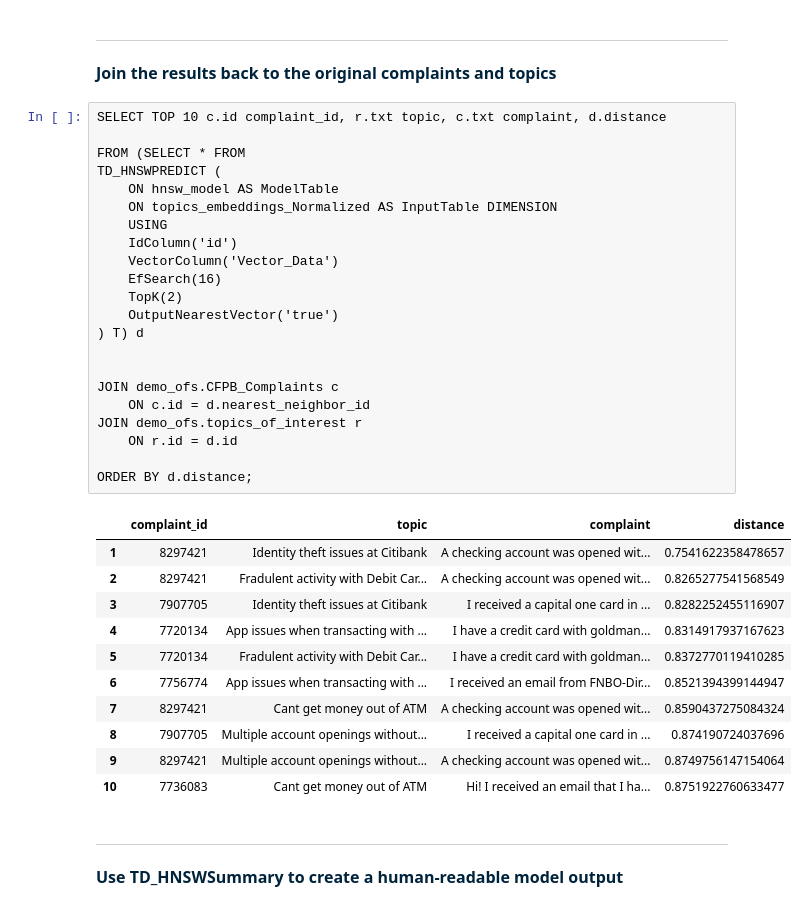
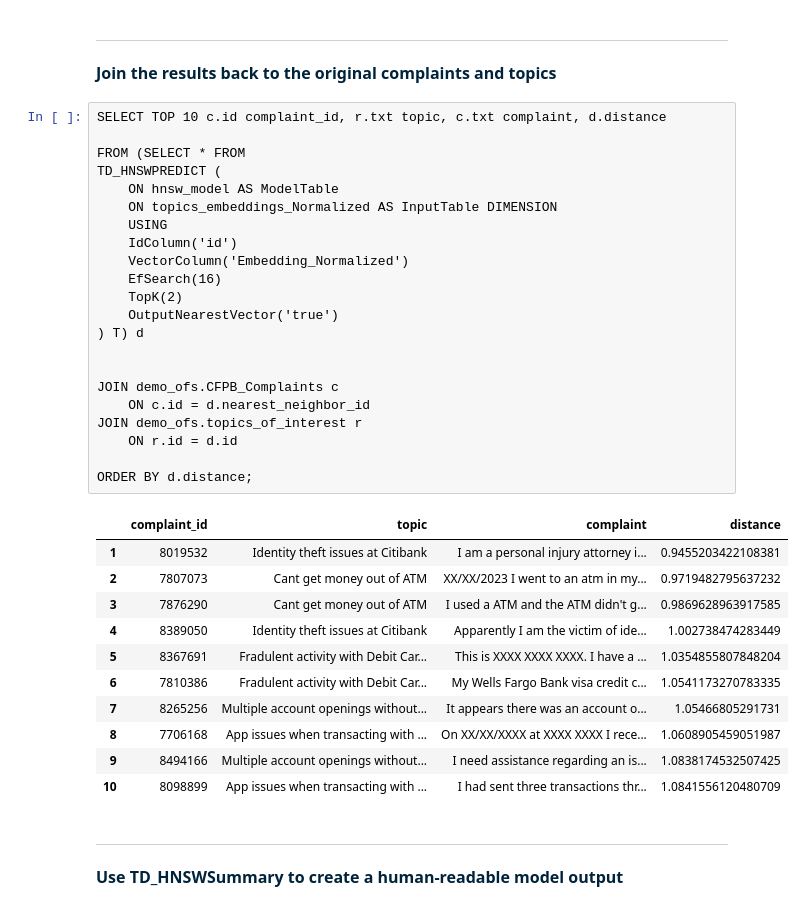
Before and after one commit to Teradata/vector-store-examples, a Jupyter notebook: Vector_Store_Creation_with_SQL/Vector_Store_SQL_TextEmbeddings_Search.ipynb, the cells around one changed output. Cells and saved outputs as stored; diff of their text form.

Commit message:
using perm tables and cleaned up outputs

```diff
--- a/Vector_Store_Creation_with_SQL/Vector_Store_SQL_TextEmbeddings_Search.ipynb
+++ b/Vector_Store_Creation_with_SQL/Vector_Store_SQL_TextEmbeddings_Search.ipynb
@@ -357,37 +368,37 @@ ERROR: Unable to run SQL: Unable to run SQL query: Database reported error:9124:
 # %%
 SELECT TOP 10 c.id complaint_id, r.txt topic, c.txt complaint, d.distance
 
 FROM (SELECT * FROM
 TD_HNSWPREDICT (
     ON hnsw_model AS ModelTable
     ON topics_embeddings_Normalized AS InputTable DIMENSION
     USING
     IdColumn('id')
-    VectorColumn('Vector_Data')
+    VectorColumn('Embedding_Normalized')
     EfSearch(16)
     TopK(2)
     OutputNearestVector('true')
 ) T) d
 
 
 JOIN demo_ofs.CFPB_Complaints c
     ON c.id = d.nearest_neighbor_id
 JOIN demo_ofs.topics_of_interest r
     ON r.id = d.id
 
 ORDER BY d.distance;
 # %% [output]
 |  | complaint_id | topic | complaint | distance |
-| 1 | 8297421 | Identity theft issues at Citibank | A checking account was opened wit... | 0.7541622358478657 |
-| 2 | 8297421 | Fradulent activity with Debit Car... | A checking account was opened wit... | 0.8265277541568549 |
-| 3 | 7907705 | Identity theft issues at Citibank | I received a capital one card in ... | 0.8282252455116907 |
-| 4 | 7720134 | App issues when transacting with ... | I have a credit card with goldman... | 0.8314917937167623 |
-| 5 | 7720134 | Fradulent activity with Debit Car... | I have a credit card with goldman... | 0.8372770119410285 |
-| 6 | 7756774 | App issues when transacting with ... | I received an email from FNBO-Dir... | 0.8521394399144947 |
-| 7 | 8297421 | Cant get money out of ATM | A checking account was opened wit... | 0.8590437275084324 |
-| 8 | 7907705 | Multiple account openings without... | I received a capital one card in ... | 0.874190724037696 |
-| 9 | 8297421 | Multiple account openings without... | A checking account was opened wit... | 0.8749756147154064 |
-| 10 | 7736083 | Cant get money out of ATM | Hi! I received an email that I ha... | 0.8751922760633477 |
+| 1 | 8019532 | Identity theft issues at Citibank | I am a personal injury attorney i... | 0.9455203422108381 |
+| 2 | 7807073 | Cant get money out of ATM | XX/XX/2023 I went to an atm in my... | 0.9719482795637232 |
+| 3 | 7876290 | Cant get money out of ATM | I used a ATM and the ATM didn't g... | 0.9869628963917585 |
+| 4 | 8389050 | Identity theft issues at Citibank | Apparently I am the victim of ide... | 1.002738474283449 |
+| 5 | 8367691 | Fradulent activity with Debit Car... | This is XXXX XXXX XXXX. I have a ... | 1.0354855807848204 |
+| 6 | 7810386 | Fradulent activity with Debit Car... | My Wells Fargo Bank visa credit c... | 1.0541173270783335 |
+| 7 | 8265256 | Multiple account openings without... | It appears there was an account o... | 1.05466805291731 |
+| 8 | 7706168 | App issues when transacting with ... | On XX/XX/XXXX at XXXX XXXX I rece... | 1.0608905459051987 |
+| 9 | 8494166 | Multiple account openings without... | I need assistance regarding an is... | 1.0838174532507425 |
+| 10 | 8098899 | App issues when transacting with ... | I had sent three transactions thr... | 1.0841556120480709 |
 # %% [markdown]
 <hr>
 <p style = 'font-size:16px;font-family:Arial;color:#00233C'><b>Use TD_HNSWSummary to create a human-readable model output</b></p>
```
Also changed, not shown: parts of 20 cells of this notebook.
